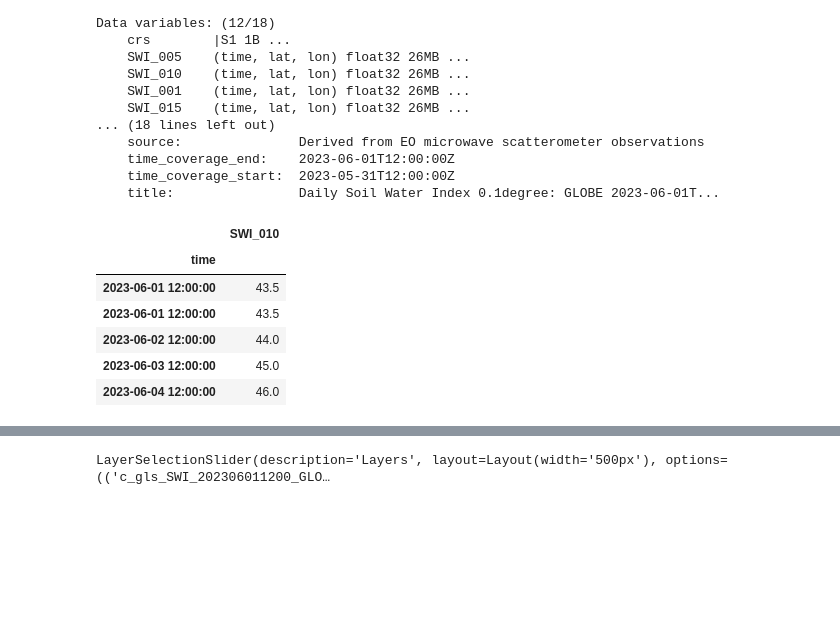
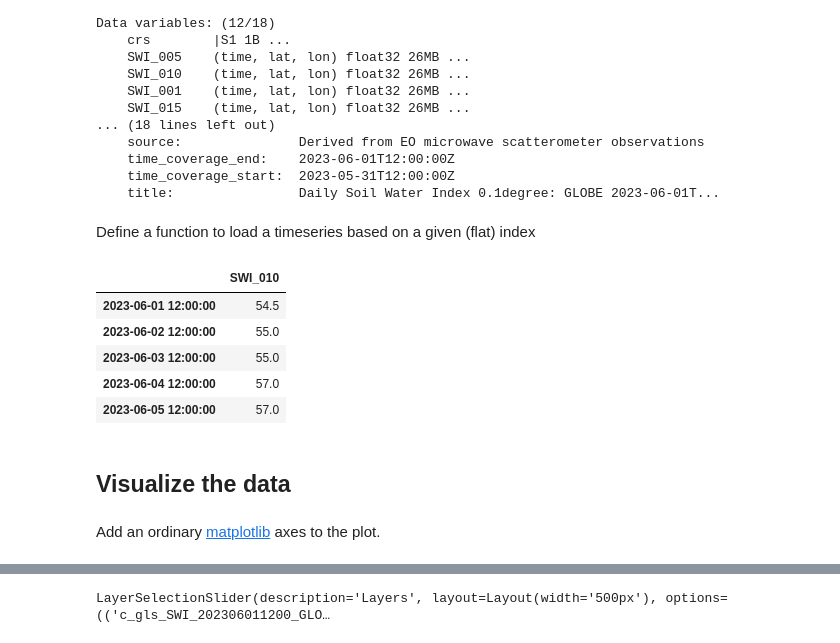
Before and after one commit to raphaelquast/EOmaps_GeoPython2024, a Jupyter notebook: 03 Spatiotemporal_analysis.ipynb, the cells around one changed output, grey strips where cells are left out. Drawn from its saved outputs; the diff is of its cells as text; code cells hidden in the pictures; blank space fills up the shorter version.

```diff
--- a/03 Spatiotemporal_analysis.ipynb
+++ b/03 Spatiotemporal_analysis.ipynb
@@ -17,7 +17,7 @@ from eomaps import Maps, widgets
 Maps.config(always_on_top=True)      # keep figures "always on top"
 # %%
 # a list of all files
-files = list(Path("data").iterdir())
+files = list(Path("gridded_data").iterdir())
 # %%
 ncfile = xar.open_dataset(files[0])
 ncfile
@@ -39,29 +39,36 @@ Data variables: (12/18)
     time_coverage_end:    2023-06-01T12:00:00Z
     time_coverage_start:  2023-05-31T12:00:00Z
     title:                Daily Soil Water Index 0.1degree: GLOBE 2023-06-01T...
-# %%
-@lru_cache
-def get_ts(lon, lat, parameter):
-    dats = []
-    for filepath in files:
-        with xar.open_dataset(filepath) as ncfile:
-            dats.append(ncfile.sel(lon=lon, lat=lat, method="nearest", drop=True)[parameter].to_dataframe())
-    dats = pd.concat(dats)
-    return dats
+# %% [markdown]
+Define a function to load a timeseries based on a given (flat) index
+# %%
+@lru_cache
+def get_ts(ID, parameter):
+    data = {}
+    for filepath in files:
+        with xar.open_dataset(filepath) as ncfile:
+            data[ncfile.time.values[0]] = ncfile[parameter].item(ID)
+
+    return pd.DataFrame.from_dict(data, orient="index", columns=[parameter])
 # %%
-df = get_ts(45.5, 45.5, "SWI_010")
+df = get_ts(1618422, "SWI_010")
 df.head()
 # %% [output]
 |  | SWI_010 |
-| time |  |
-| 2023-06-01 12:00:00 | 43.5 |
-| 2023-06-01 12:00:00 | 43.5 |
-| 2023-06-02 12:00:00 | 44.0 |
-| 2023-06-03 12:00:00 | 45.0 |
-| 2023-06-04 12:00:00 | 46.0 |
+| 2023-06-01 12:00:00 | 54.5 |
+| 2023-06-02 12:00:00 | 55.0 |
+| 2023-06-03 12:00:00 | 55.0 |
+| 2023-06-04 12:00:00 | 57.0 |
+| 2023-06-05 12:00:00 | 57.0 |
+# %% [markdown]
+## Visualize the data
 # %%
 m = Maps(layer="all")
 m.set_extent((-0.6416666666666515, 30.15833333333336, 32.25, 50.85833333333335))
+# %% [markdown]
+Add an ordinary [matplotlib][mpl] axes to the plot.
+
+[mpl]: https://matplotlib.org/
 # %%
 ax = m.f.add_subplot()
 ax.xaxis.set_major_formatter(ConciseDateFormatter(ax.xaxis.get_major_locator()))
```
Also changed, not shown: parts of 14 cells of this notebook, 3 other files.
